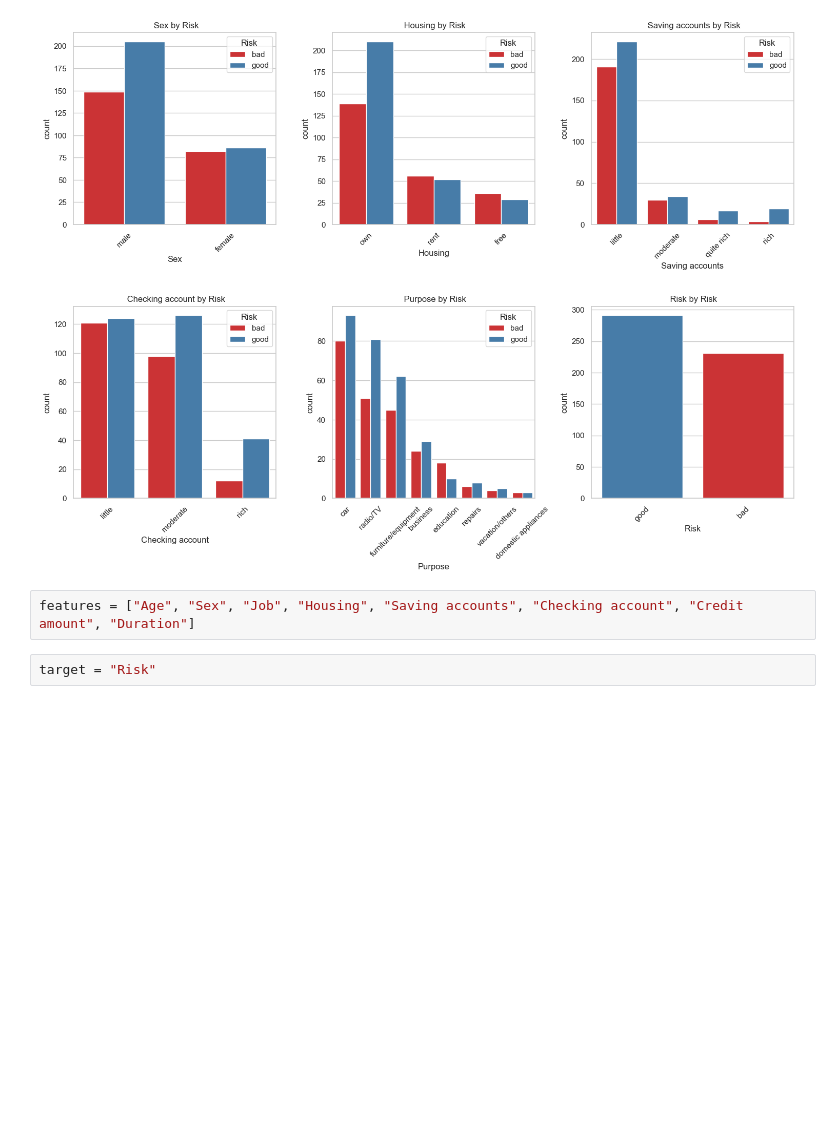
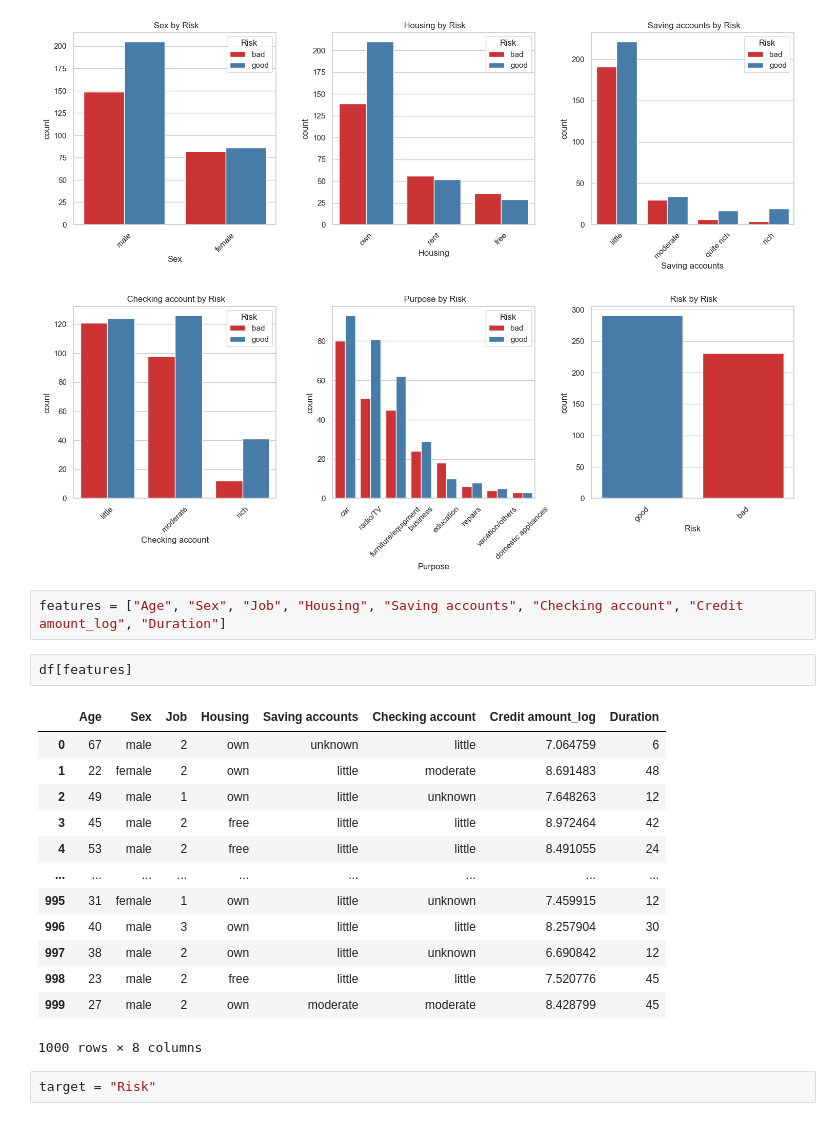
Before and after one commit to satesilka/Credit-Risk-Prediction-App, a Jupyter notebook: analysis_model.ipynb, the cells around one changed output. Cells and saved outputs as stored; diff of their text form; blank space fills up the shorter version.

```diff
--- a/analysis_model.ipynb
+++ b/analysis_model.ipynb
@@ -269,7 +274,23 @@ plt.show()
 # %% [output]
 [figure]
 # %%
-features = ["Age", "Sex", "Job", "Housing", "Saving accounts", "Checking account", "Credit amount", "Duration"]
+features = ["Age", "Sex", "Job", "Housing", "Saving accounts", "Checking account", "Credit amount_log", "Duration"]
+# %%
+df[features]
+# %% [output]
+|  | Age | Sex | Job | Housing | Saving accounts | Checking account | Credit amount_log | Duration |
+| 0 | 67 | male | 2 | own | unknown | little | 7.064759 | 6 |
+| 1 | 22 | female | 2 | own | little | moderate | 8.691483 | 48 |
+| 2 | 49 | male | 1 | own | little | unknown | 7.648263 | 12 |
+| 3 | 45 | male | 2 | free | little | little | 8.972464 | 42 |
+| 4 | 53 | male | 2 | free | little | little | 8.491055 | 24 |
+| ... | ... | ... | ... | ... | ... | ... | ... | ... |
+| 995 | 31 | female | 1 | own | little | unknown | 7.459915 | 12 |
+| 996 | 40 | male | 3 | own | little | little | 8.257904 | 30 |
+| 997 | 38 | male | 2 | own | little | unknown | 6.690842 | 12 |
+| 998 | 23 | male | 2 | free | little | little | 7.520776 | 45 |
+| 999 | 27 | male | 2 | own | moderate | moderate | 8.428799 | 45 |
+1000 rows × 8 columns
 # %%
 target = "Risk"
 # %%
```
Also changed, not shown: parts of 20 cells of this notebook, 8 other files.
